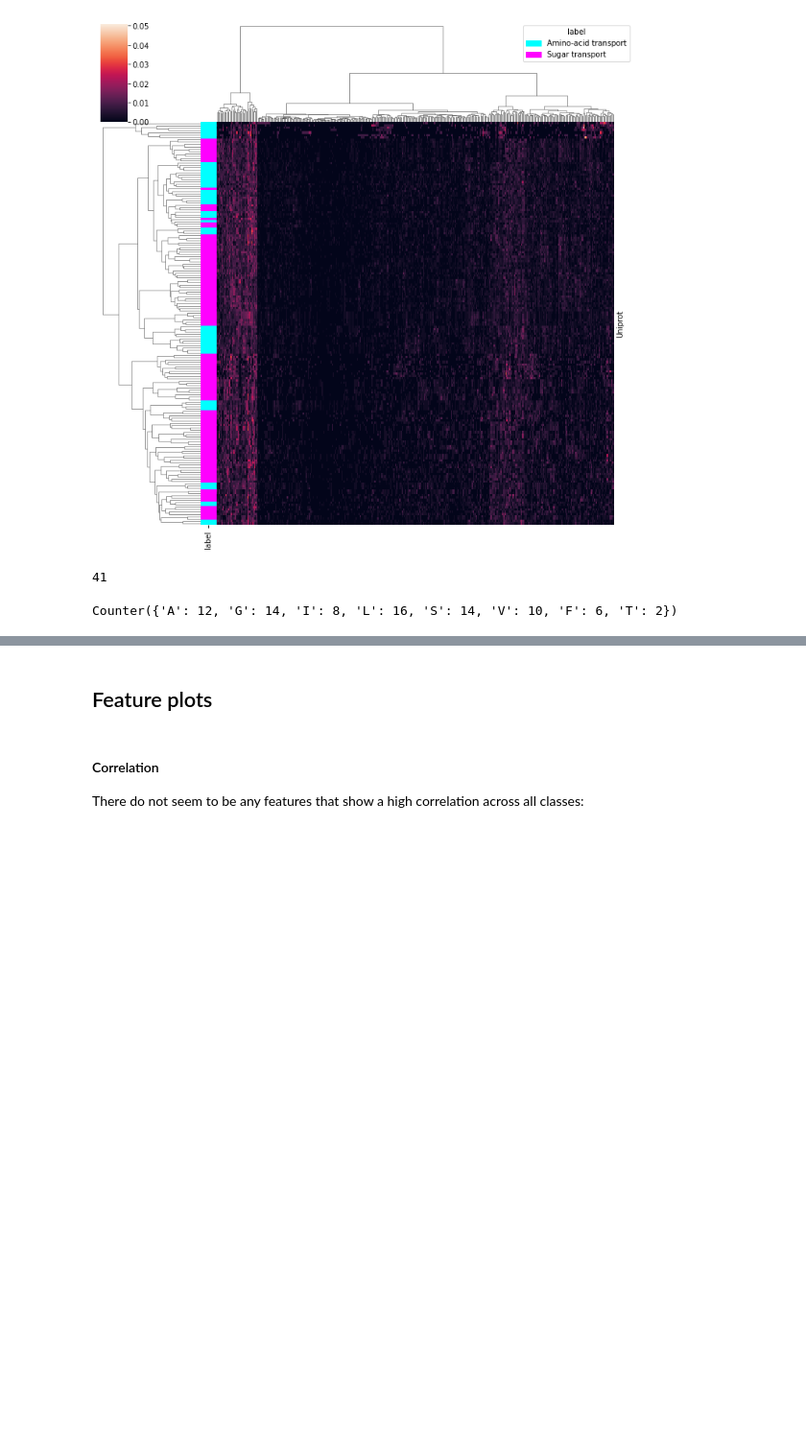
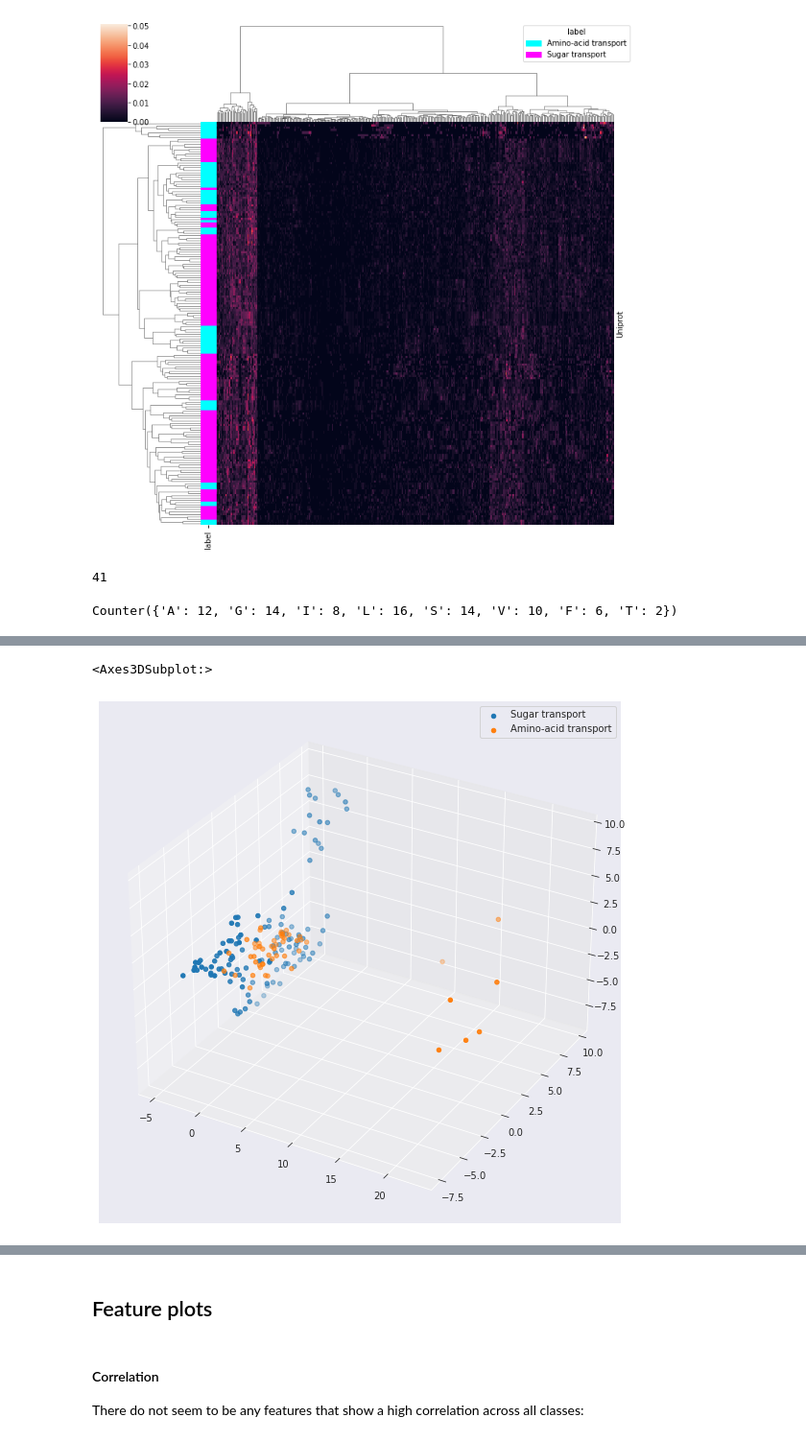
Before and after one commit to adenger/subpred3, a Jupyter notebook: notebooks/athaliana_01_outliers.ipynb, the cells around one changed output, grey strips where cells are left out. Shown: that part at 96% size. Drawn from its saved outputs; the diff is of its cells as text; code cells hidden in the pictures; blank space fills up the shorter version.

```diff
--- a/notebooks/athaliana_01_outliers.ipynb
+++ b/notebooks/athaliana_01_outliers.ipynb
@@ -289,0 +316,5 @@ Counter({'A': 12, 'G': 14, 'I': 8, 'L': 16, 'S': 14, 'V': 10, 'F': 6, 'T': 2})
+# %%
+pca_plot_3d(df_paac, labels)
+# %% [output]
+<Axes3DSubplot:>
+[figure, added]
```
Also changed, not shown: parts of 5 cells of this notebook, 2 other files.
